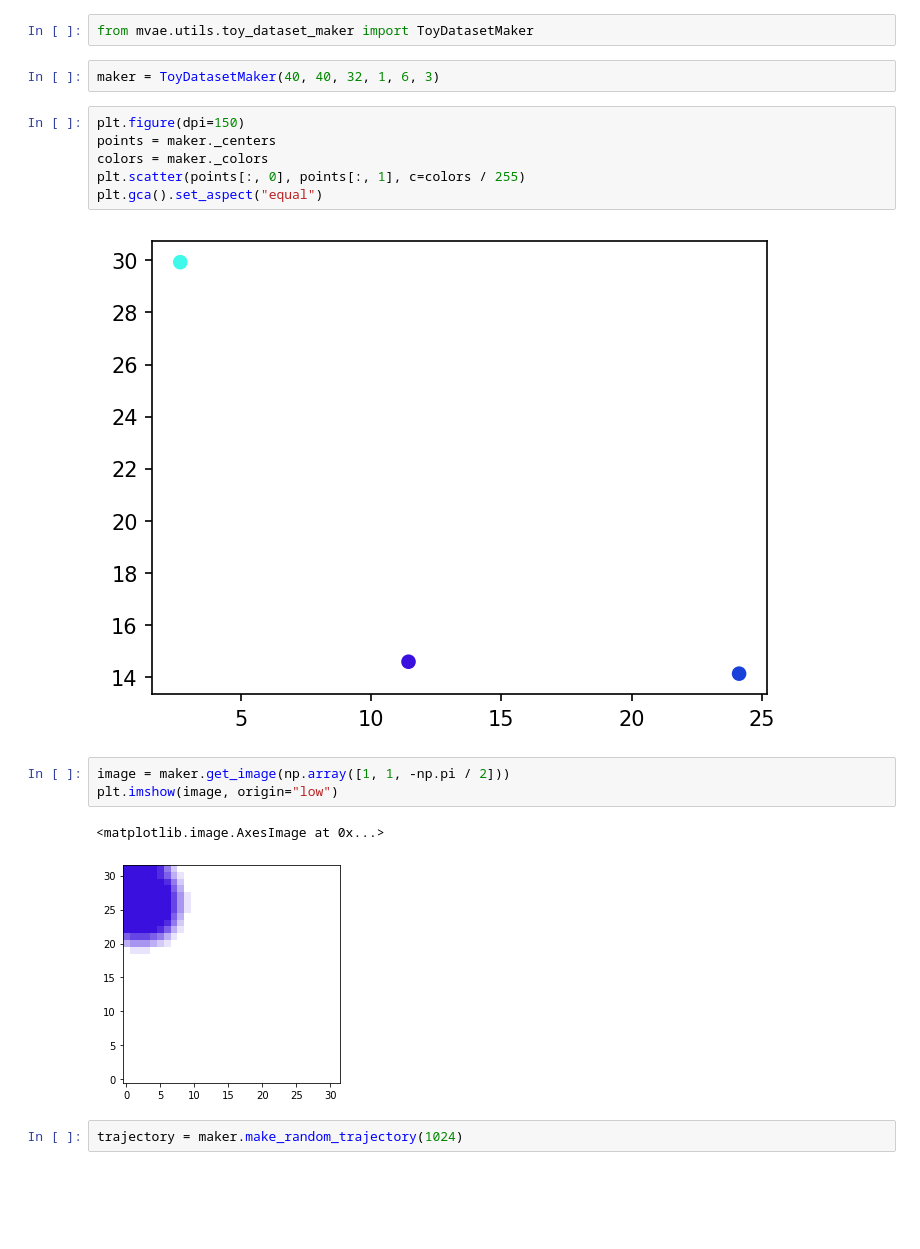
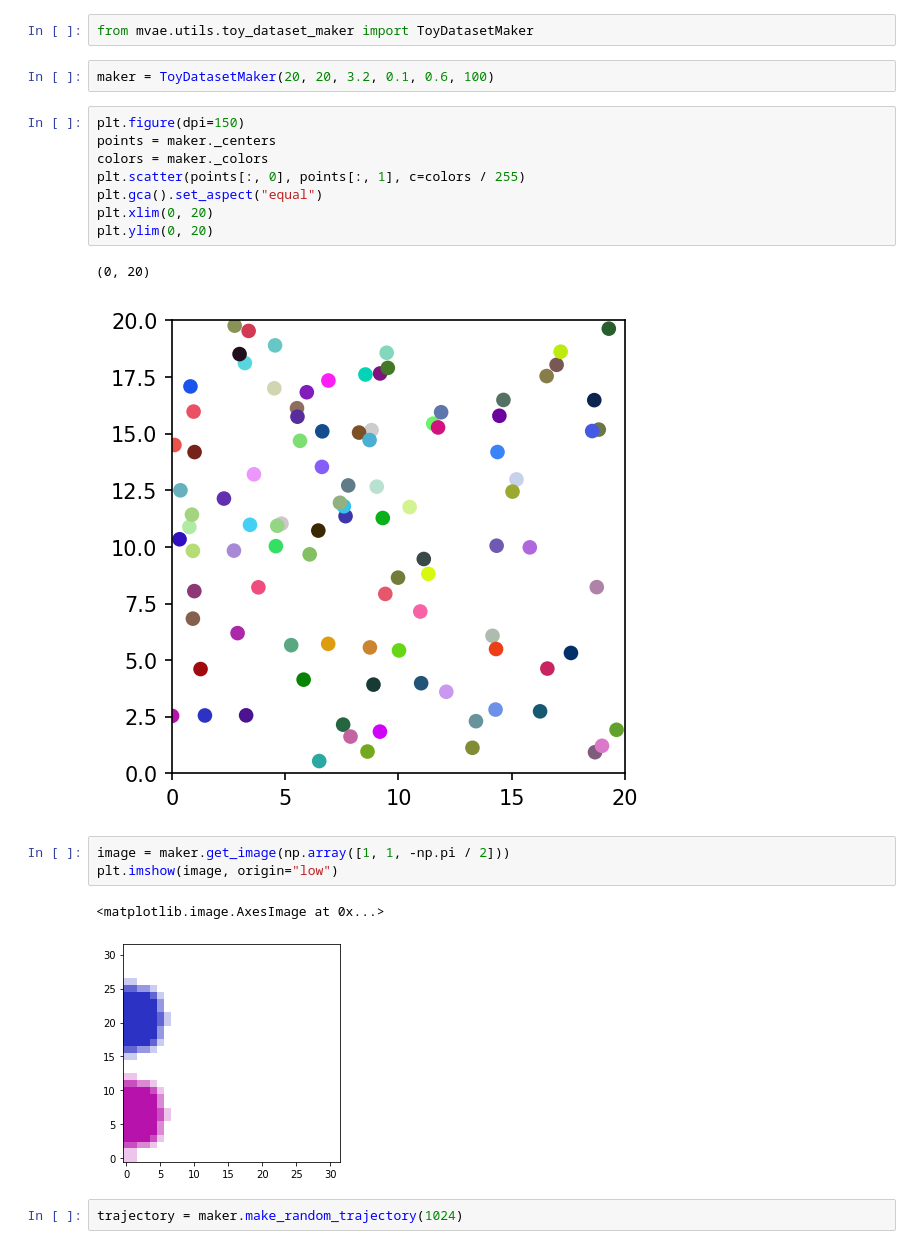
Before and after one commit to MisterMap/lie-vae-localization, a Jupyter notebook: toy_dataset.ipynb, the cells around one changed output. Drawn from its saved outputs; the diff is of its cells as text; blank space fills up the shorter version.

```diff
--- a/toy_dataset.ipynb
+++ b/toy_dataset.ipynb
@@ -6,22 +6,25 @@ import cv2
 # Make dataset
 # %%
 from mvae.utils.toy_dataset_maker import ToyDatasetMaker
-# %%
-maker = ToyDatasetMaker(40, 40, 32, 1, 6, 3)
+# %%
+maker = ToyDatasetMaker(20, 20, 3.2, 0.1, 0.6, 100)
 # %%
 plt.figure(dpi=150)
 points = maker._centers
 colors = maker._colors
 plt.scatter(points[:, 0], points[:, 1], c=colors / 255)
 plt.gca().set_aspect("equal")
+plt.xlim(0, 20)
+plt.ylim(0, 20)
 # %% [output]
+(0, 20)
-[figure, old version]
+[figure, new version]
 # %%
 image = maker.get_image(np.array([1, 1, -np.pi / 2]))
 plt.imshow(image, origin="low")
 # %% [output]
 <matplotlib.image.AxesImage at 0x...>
-[figure, old version]
+[figure, new version]
 # %%
 trajectory = maker.make_random_trajectory(1024)
 # %%
```
Also changed, not shown: parts of 8 cells of this notebook, 8 other files.
